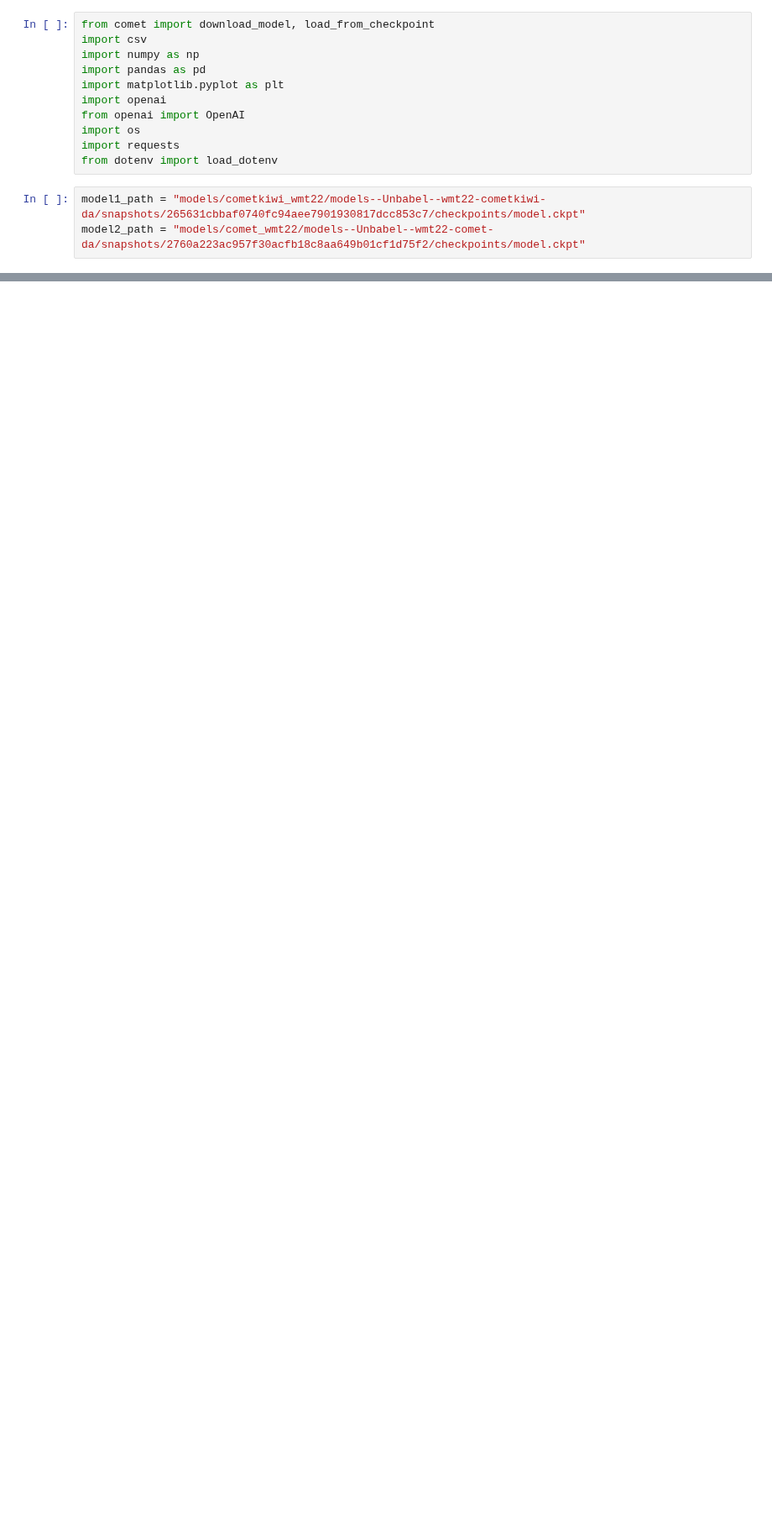
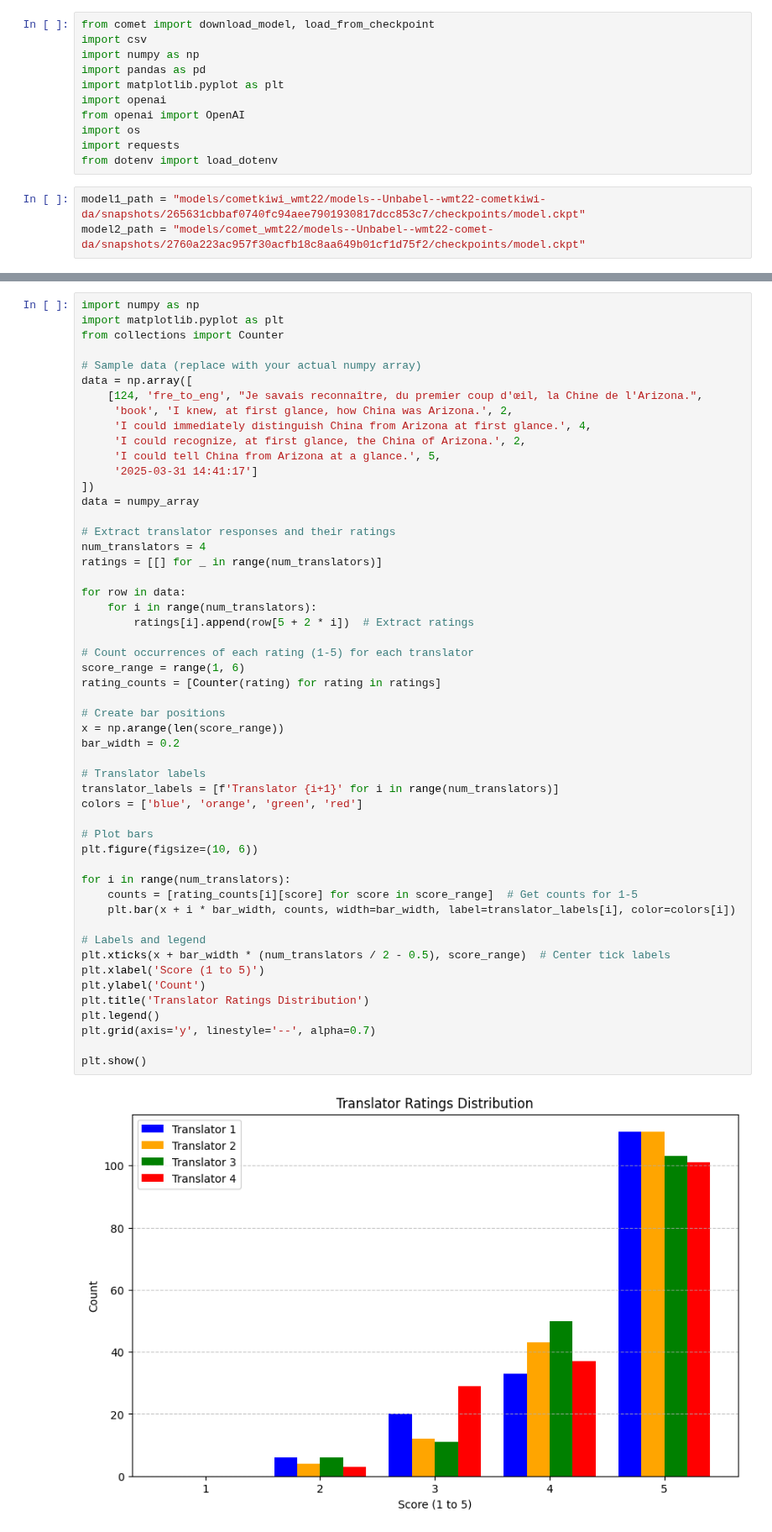
Before and after one commit to antoinevilain001/translation_thesis, a Jupyter notebook: translation_analysis/analysis1/analysis2.ipynb, the cells around one changed output, grey strips where cells are left out. Shown at 84% size. Drawn from its saved outputs; the diff is of its cells as text; blank space fills up the shorter version.

Commit message:
added some initial bar graphs

```diff
--- a/translation_analysis/analysis1/analysis2.ipynb
+++ b/translation_analysis/analysis1/analysis2.ipynb
@@ -61,0 +65,54 @@ Mom says that when you look hard you always end up finding something.
+# %%
+import numpy as np
+import matplotlib.pyplot as plt
+from collections import Counter
+
+# Sample data (replace with your actual numpy array)
+data = np.array([
+    [124, 'fre_to_eng', "Je savais reconnaître, du premier coup d'œil, la Chine de l'Arizona.",
+     'book', 'I knew, at first glance, how China was Arizona.', 2,
+     'I could immediately distinguish China from Arizona at first glance.', 4,
+     'I could recognize, at first glance, the China of Arizona.', 2,
+     'I could tell China from Arizona at a glance.', 5,
+     '2025-03-31 14:41:17']
+])
+data = numpy_array
+
+# Extract translator responses and their ratings
+num_translators = 4
+ratings = [[] for _ in range(num_translators)]
+
+for row in data:
+    for i in range(num_translators):
+        ratings[i].append(row[5 + 2 * i])  # Extract ratings
+
+# Count occurrences of each rating (1-5) for each translator
+score_range = range(1, 6)
+rating_counts = [Counter(rating) for rating in ratings]
+
+# Create bar positions
+x = np.arange(len(score_range))
+bar_width = 0.2
+
+# Translator labels
+translator_labels = [f'Translator {i+1}' for i in range(num_translators)]
+colors = ['blue', 'orange', 'green', 'red']
+
+# Plot bars
+plt.figure(figsize=(10, 6))
+
+for i in range(num_translators):
+    counts = [rating_counts[i][score] for score in score_range]  # Get counts for 1-5
+    plt.bar(x + i * bar_width, counts, width=bar_width, label=translator_labels[i], color=colors[i])
+
+# Labels and legend
+plt.xticks(x + bar_width * (num_translators / 2 - 0.5), score_range)  # Center tick labels
+plt.xlabel('Score (1 to 5)')
+plt.ylabel('Count')
+plt.title('Translator Ratings Distribution')
+plt.legend()
+plt.grid(axis='y', linestyle='--', alpha=0.7)
+
+plt.show()
+# %% [output]
+[figure, added]
```
Also changed, not shown: parts of 4 cells of this notebook, 1 other file.
